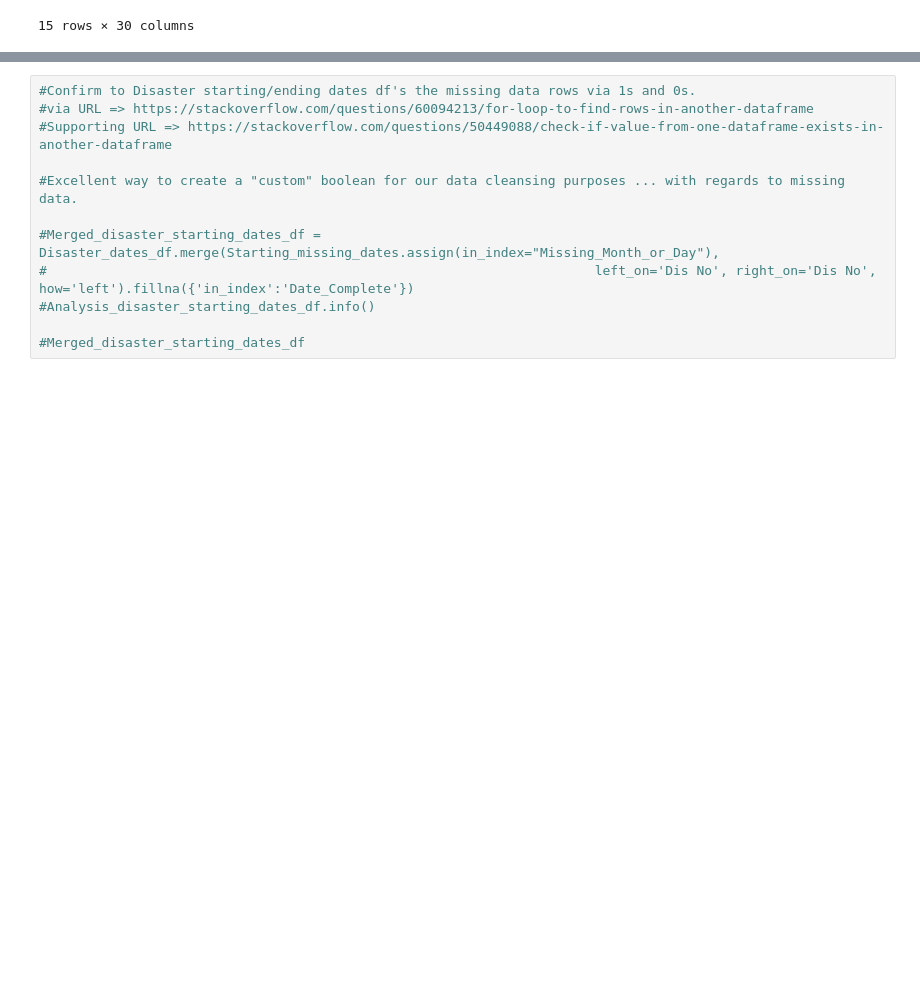
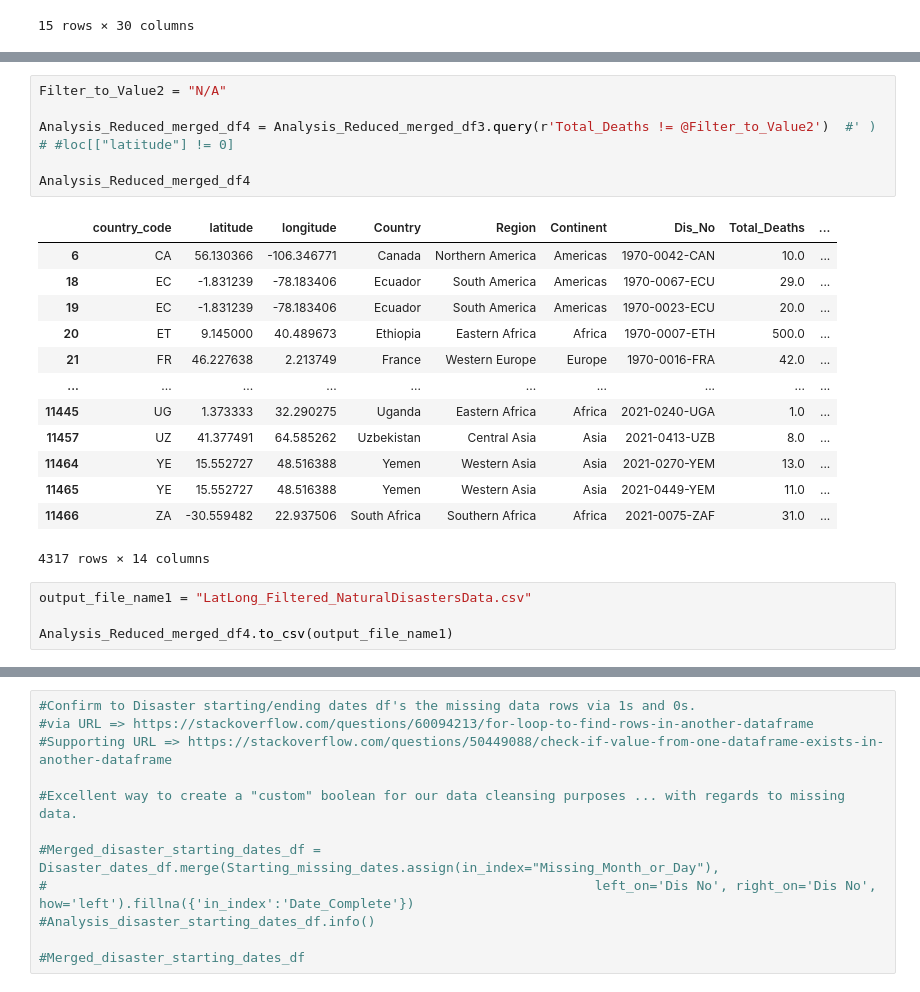
Before and after one commit to Ao-27/Project3_NaturalDisastersDataReview, a Jupyter notebook: CountryFocused_DF_csv.ipynb, the cells around one changed output, grey strips where cells are left out. Cells and saved outputs as stored; diff of their text form; blank space fills up the shorter version.

```diff
--- a/CountryFocused_DF_csv.ipynb
+++ b/CountryFocused_DF_csv.ipynb
@@ -221,0 +378,24 @@ memory usage: 2.7+ MB
+# %%
+Filter_to_Value2 = "N/A"
+
+Analysis_Reduced_merged_df4 = Analysis_Reduced_merged_df3.query(r'Total_Deaths != @Filter_to_Value2')  #' ) # #loc[["latitude"] != 0]
+
+Analysis_Reduced_merged_df4
+# %% [output]
+|  | country_code | latitude | longitude | Country | Region | Continent | Dis_No | Total_Deaths | ... |
+| 6 | CA | 56.130366 | -106.346771 | Canada | Northern America | Americas | 1970-0042-CAN | 10.0 | ... |
+| 18 | EC | -1.831239 | -78.183406 | Ecuador | South America | Americas | 1970-0067-ECU | 29.0 | ... |
+| 19 | EC | -1.831239 | -78.183406 | Ecuador | South America | Americas | 1970-0023-ECU | 20.0 | ... |
+| 20 | ET | 9.145000 | 40.489673 | Ethiopia | Eastern Africa | Africa | 1970-0007-ETH | 500.0 | ... |
+| 21 | FR | 46.227638 | 2.213749 | France | Western Europe | Europe | 1970-0016-FRA | 42.0 | ... |
+| ... | ... | ... | ... | ... | ... | ... | ... | ... | ... |
+| 11445 | UG | 1.373333 | 32.290275 | Uganda | Eastern Africa | Africa | 2021-0240-UGA | 1.0 | ... |
+| 11457 | UZ | 41.377491 | 64.585262 | Uzbekistan | Central Asia | Asia | 2021-0413-UZB | 8.0 | ... |
+| 11464 | YE | 15.552727 | 48.516388 | Yemen | Western Asia | Asia | 2021-0270-YEM | 13.0 | ... |
+| 11465 | YE | 15.552727 | 48.516388 | Yemen | Western Asia | Asia | 2021-0449-YEM | 11.0 | ... |
+| 11466 | ZA | -30.559482 | 22.937506 | South Africa | Southern Africa | Africa | 2021-0075-ZAF | 31.0 | ... |
+4317 rows × 14 columns
+# %%
+output_file_name1 = "LatLong_Filtered_NaturalDisastersData.csv"
+
+Analysis_Reduced_merged_df4.to_csv(output_file_name1)
```
Also changed, not shown: parts of 11 cells of this notebook, 1 other file.
